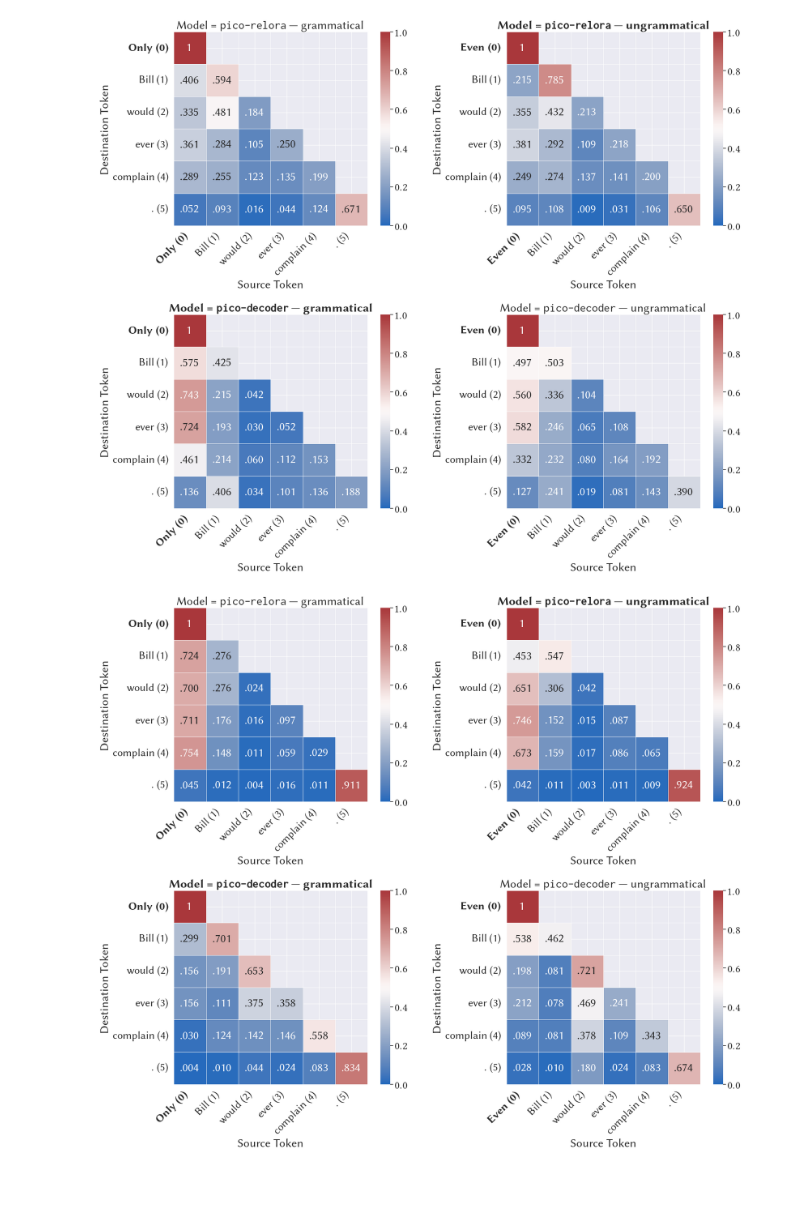
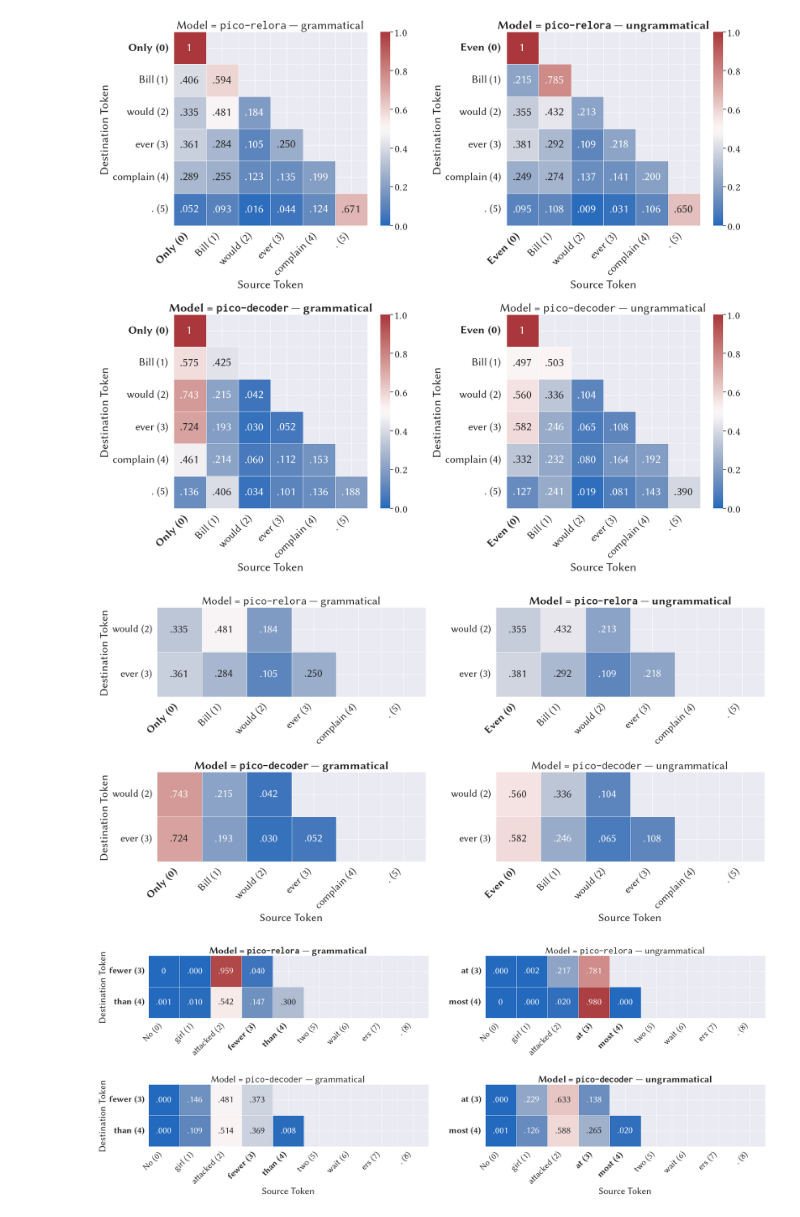
Before and after one commit to Yu-val-weiss/relora-pico, a Jupyter notebook: notebooks/attn-scores.ipynb, the cells around one changed output. Drawn from its saved outputs; the diff is of its cells as text; code cells hidden in the pictures; blank space fills up the shorter version.

Commit message:
update plots

```diff
--- a/notebooks/attn-scores.ipynb
+++ b/notebooks/attn-scores.ipynb
@@ -193,6 +193,12 @@ text_batch = [
     "Even Bill would ever complain.",
     "Only Grace ever reveals Janice.",
     "Even Grace ever reveals Janice.",
+    "No girl attacked fewer than two waiters.",
+    "No girl attacked at most two waiters.",
+    "No person would bring fewer than three gates.",
+    "No person would bring at most three gates.",
+    "No actor had driven to fewer than four malls.",
+    "No actor had driven to at most four malls.",
 ]
 # %%
 models = {
@@ -249,6 +264,11 @@ def _get_att_patt_data():
                 if dst_idx >= src_idx:  # lower triangle only
                     yield (mname, sent_idx, layer, head, dst_idx, src_idx, score)
 
+            head_avg = att_patt.mean(axis=1)  # average across heads dimension
+            for (layer, dst_idx, src_idx), score in np.ndenumerate(head_avg):
+                if dst_idx >= src_idx:  # lower triangle only
+                    yield (mname, sent_idx, layer, -1, dst_idx, src_idx, score)
+
 
 att_patt_df = pd.DataFrame(
     _get_att_patt_data(),
@@ -396,7 +436,34 @@ comparison_plot(
 [figure]
 # %%
 comparison_plot(
-    sent_pair=0, layer=10, head=1, filename="npi-attn-score-l10h1", show_bar=True, height=8, font_scale=2
+    sent_pair=0,
+    layer=10,
+    head=6,
+    filename="npi-attn-score-l10h6-focus",
+    show_bar=False,
+    height=5,
+    font_scale=2,
+    focus_row=[2, 3],
+    aspect=2,
+    share_labels=True,
+    # right_cbar=True,
+    # sharey="row",
+    # sharex="col",
 )
 # %% [output]
-[figure, old version]
+[figure, new version]
+# %%
+comparison_plot(
+    sent_pair=2,
+    layer=11,
+    head=4,
+    filename="qnt-attn-score-l11h4",
+    show_bar=False,
+    height=5,
+    font_scale=2.1,
+    focus_row=[3, 4],
+    aspect=2.5,
+    share_labels=True,
+)
+# %% [output]
+[figure, added]
```
Also changed, not shown: parts of 6 cells of this notebook, 6 other files.
